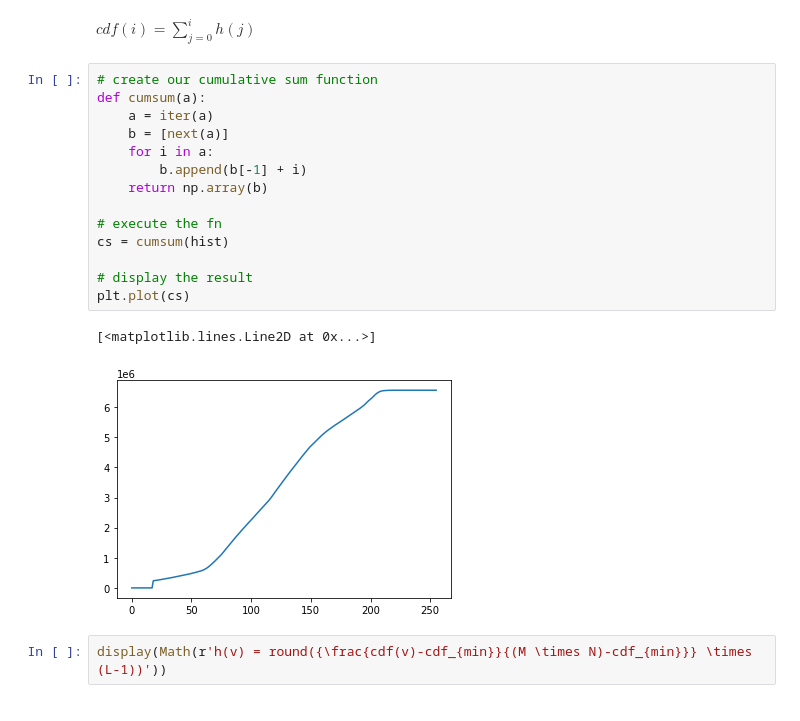
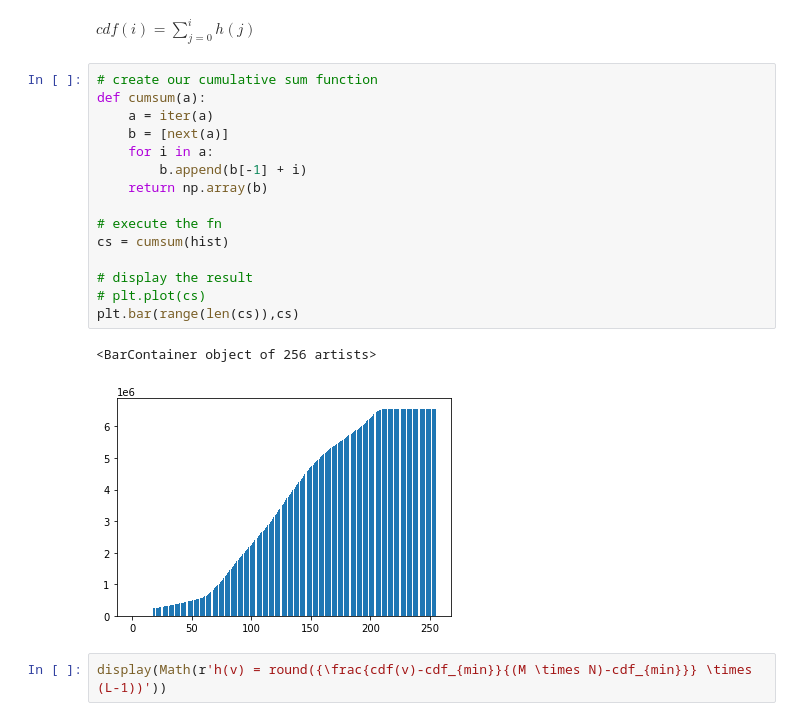
Before and after one commit to CakeNuthep/histogram-equalizer, a Jupyter notebook: HE.ipynb, the cells around one changed output. Saved outputs shown, nothing was run; the diff lists cells and outputs as text.

Commit message:
edit chart

```diff
--- a/HE.ipynb
+++ b/HE.ipynb
@@ -69,20 +69,21 @@ $\displaystyle cdf(i) = \sum_{j=0}^{i} h(j)$
 # %%
 # create our cumulative sum function
 def cumsum(a):
     a = iter(a)
     b = [next(a)]
     for i in a:
         b.append(b[-1] + i)
     return np.array(b)
 
 # execute the fn
 cs = cumsum(hist)
 
 # display the result
-plt.plot(cs)
+# plt.plot(cs)
+plt.bar(range(len(cs)),cs)
 # %% [output]
-[<matplotlib.lines.Line2D at 0x...>]
+<BarContainer object of 256 artists>
-[figure, old version]
+[figure, new version]
 # %%
 display(Math(r'h(v) = round({\frac{cdf(v)-cdf_{min}}{(M \times N)-cdf_{min}}} \times (L-1))'))
 # %% [output]
```
